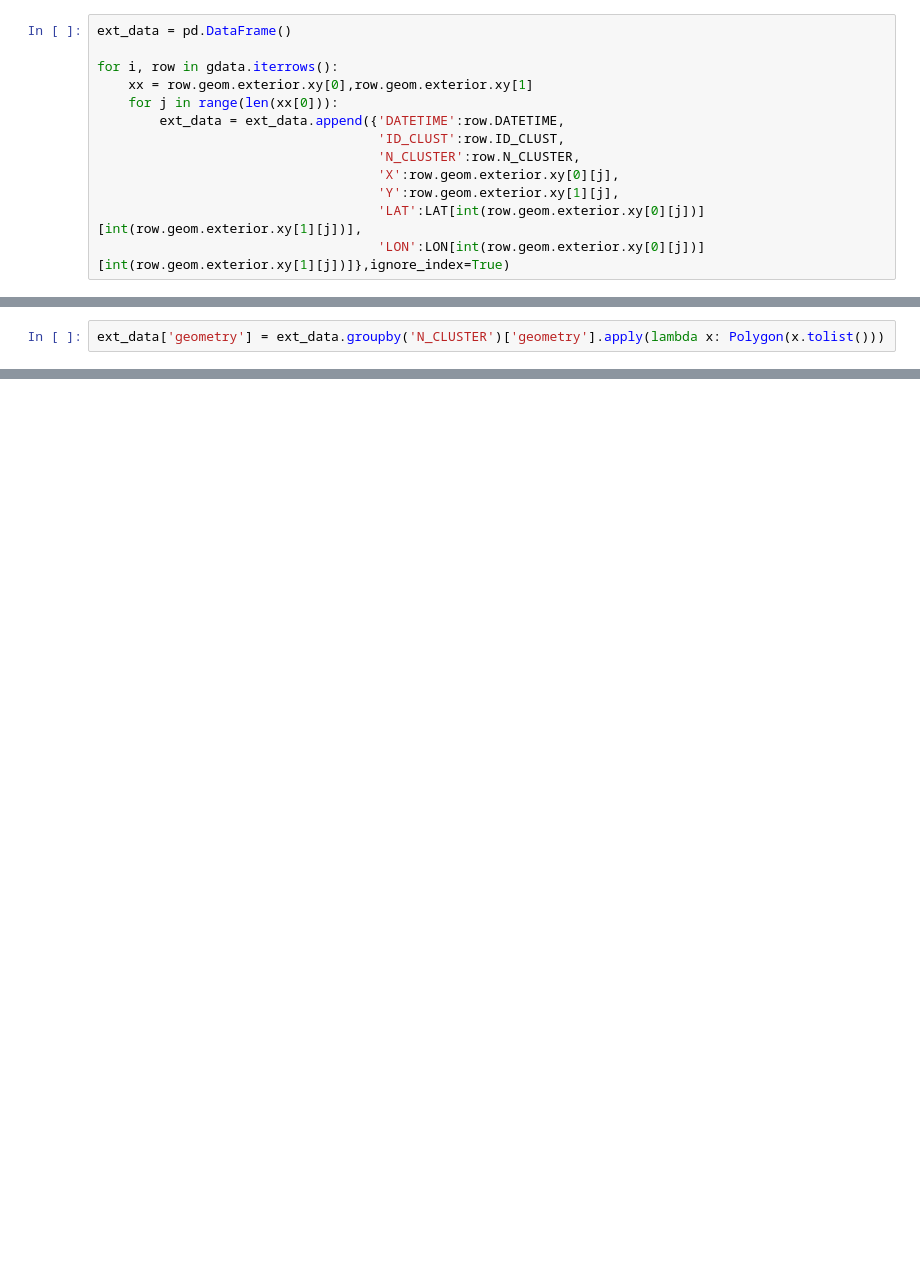
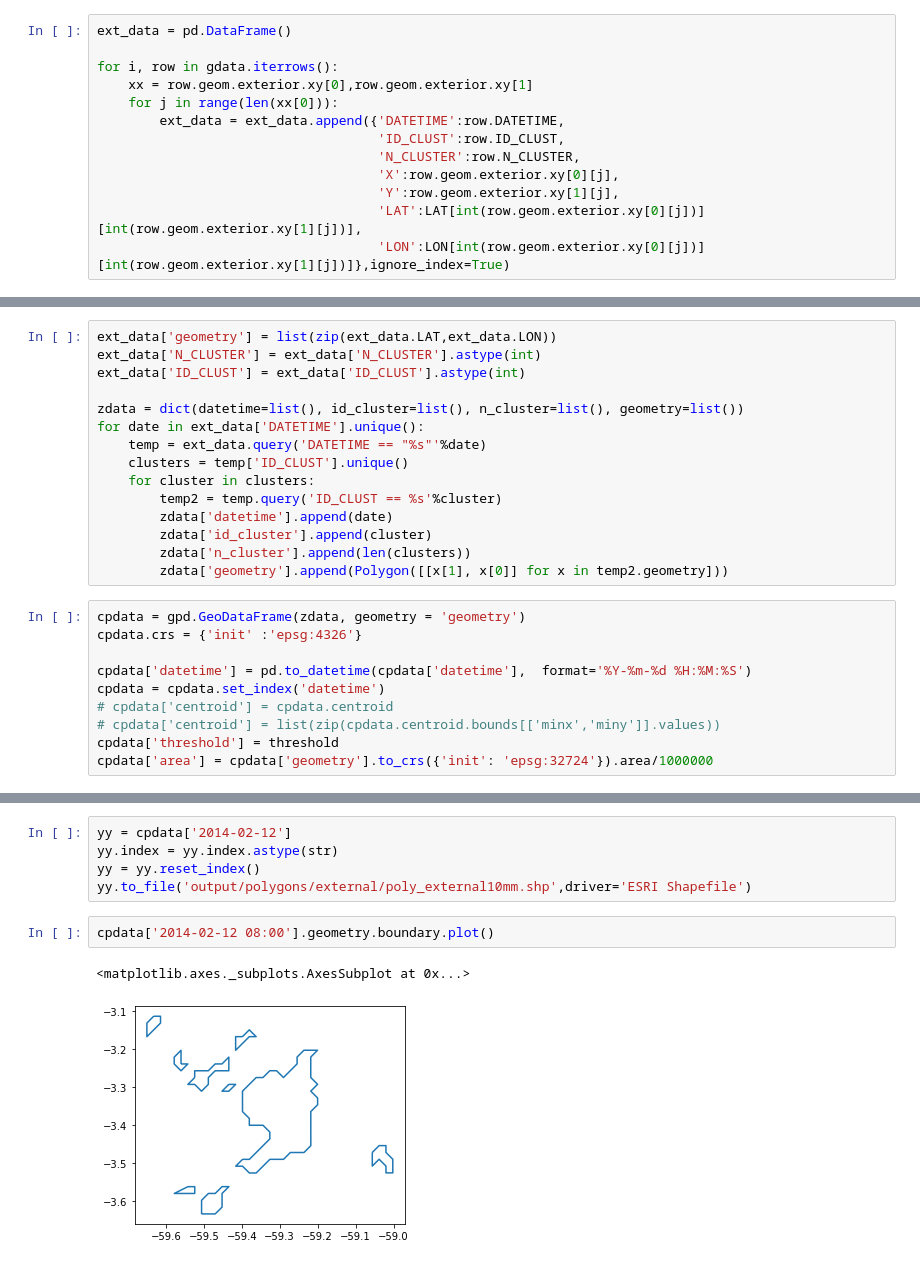
Before and after one commit to helvecioneto/CAP-359, a Jupyter notebook: 01-EDA.ipynb, the cells around one changed output, grey strips where cells are left out. Cells and saved outputs as stored; diff of their text form; blank space fills up the shorter version.

```diff
--- a/01-EDA.ipynb
+++ b/01-EDA.ipynb
@@ -374,2 +365,0 @@ ext_data
-# %%
-ext_data['geometry'] = ext_data.groupby('N_CLUSTER')['geometry'].apply(lambda x: Polygon(x.tolist()))
@@ -391,0 +366,25 @@ ext_data
+# %%
+ext_data['geometry'] = list(zip(ext_data.LAT,ext_data.LON))
+ext_data['N_CLUSTER'] = ext_data['N_CLUSTER'].astype(int)
+ext_data['ID_CLUST'] = ext_data['ID_CLUST'].astype(int)
+
+zdata = dict(datetime=list(), id_cluster=list(), n_cluster=list(), geometry=list())
+for date in ext_data['DATETIME'].unique():
+    temp = ext_data.query('DATETIME == "%s"'%date)
+    clusters = temp['ID_CLUST'].unique()
+    for cluster in clusters:
+        temp2 = temp.query('ID_CLUST == %s'%cluster)
+        zdata['datetime'].append(date)
+        zdata['id_cluster'].append(cluster)
+        zdata['n_cluster'].append(len(clusters))
+        zdata['geometry'].append(Polygon([[x[1], x[0]] for x in temp2.geometry]))
+# %%
+cpdata = gpd.GeoDataFrame(zdata, geometry = 'geometry')
+cpdata.crs = {'init' :'epsg:4326'}
+
+cpdata['datetime'] = pd.to_datetime(cpdata['datetime'],  format='%Y-%m-%d %H:%M:%S')
+cpdata = cpdata.set_index('datetime')
+# cpdata['centroid'] = cpdata.centroid
+# cpdata['centroid'] = list(zip(cpdata.centroid.bounds[['minx','miny']].values))
+cpdata['threshold'] = threshold
+cpdata['area'] = cpdata['geometry'].to_crs({'init': 'epsg:32724'}).area/1000000
@@ -391,0 +405,10 @@ ext_data
+# %%
+yy = cpdata['2014-02-12']
+yy.index = yy.index.astype(str)
+yy = yy.reset_index()
+yy.to_file('output/polygons/external/poly_external10mm.shp',driver='ESRI Shapefile')
+# %%
+cpdata['2014-02-12 08:00'].geometry.boundary.plot()
+# %% [output]
+<matplotlib.axes._subplots.AxesSubplot at 0x...>
+[figure, added]
```
Also changed, not shown: parts of 32 cells of this notebook.
